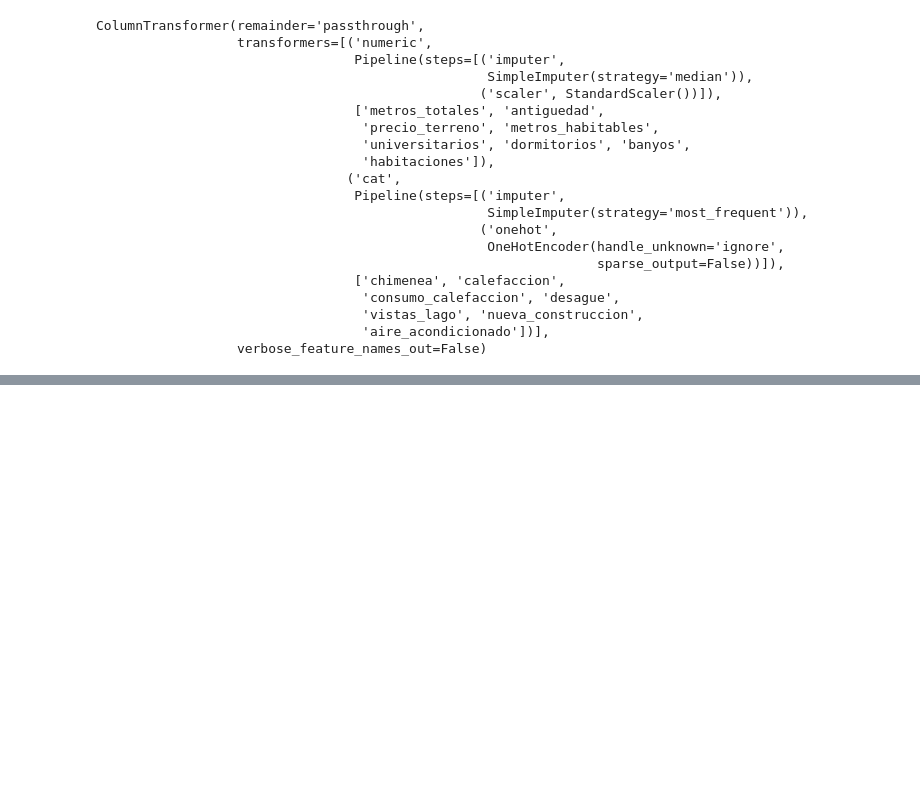
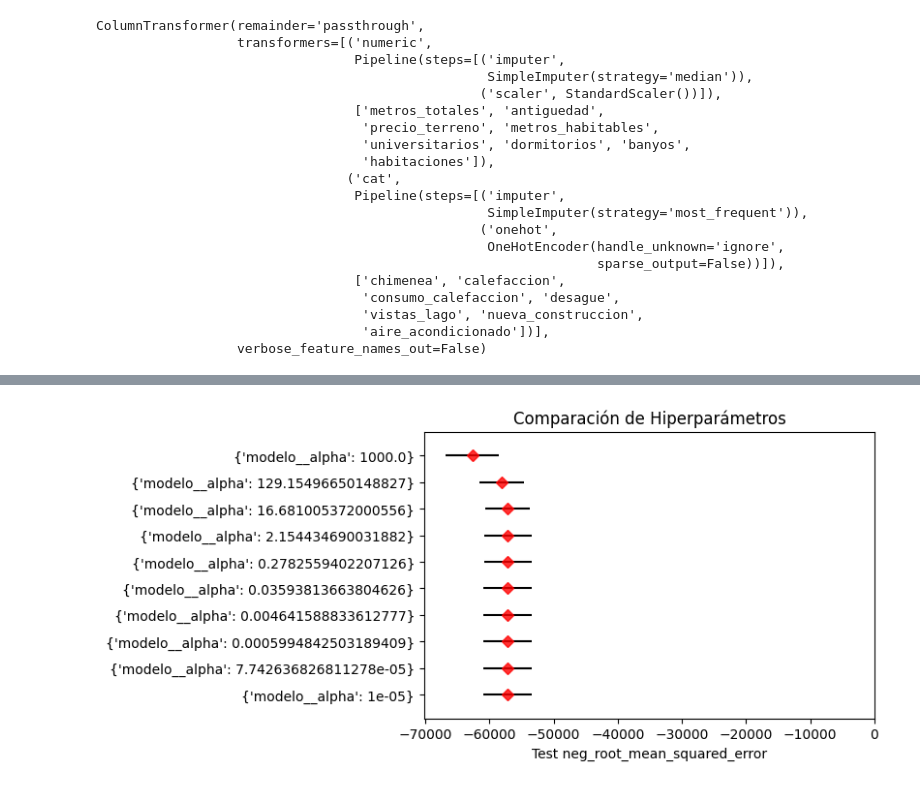
Before and after one commit to JoseJesusLaCasaNieto/Kaggle, a Jupyter notebook: SaratogaHouses/SaratogaHouses.ipynb, the cells around one changed output, grey strips where cells are left out. Drawn from its saved outputs; the diff is of its cells as text; code cells hidden in the pictures; blank space fills up the shorter version.

```diff
--- a/SaratogaHouses/SaratogaHouses.ipynb
+++ b/SaratogaHouses/SaratogaHouses.ipynb
@@ -540,0 +806,16 @@ set_config(display='text')
+# %%
+import multiprocessing
+
+param_grid = {'modelo__alpha': np.logspace(-5, 3, 10)}
+
+grid = GridSearchCV(
+        estimator  = pipe,
+        param_grid = param_grid,
+        scoring    = 'neg_root_mean_squared_error',
+        n_jobs     = multiprocessing.cpu_count() - 1,
+        cv         = RepeatedKFold(n_splits = 5, n_repeats = 5),
+        verbose    = 0,
+        return_train_score = True
+       )
+
+_ = grid.fit(X = X_train, y = y_train)
@@ -540,0 +899,21 @@ set_config(display='text')
+# %%
+fig, ax = plt.subplots(figsize=(6, 3.84))
+ax.barh(
+    [str(d) for d in resultados['params']],
+    resultados['mean_test_score'],
+    xerr=resultados['std_test_score'],
+    align='center',
+    alpha=0
+)
+ax.plot(
+    resultados['mean_test_score'],
+    [str(d) for d in resultados['params']],
+    marker="D",
+    linestyle="",
+    alpha=0.8,
+    color="r"
+)
+ax.set_title('Comparación de Hiperparámetros')
+ax.set_xlabel('Test neg_root_mean_squared_error');
+# %% [output]
+[figure, added]
```
Also changed, not shown: parts of 37 cells of this notebook.
